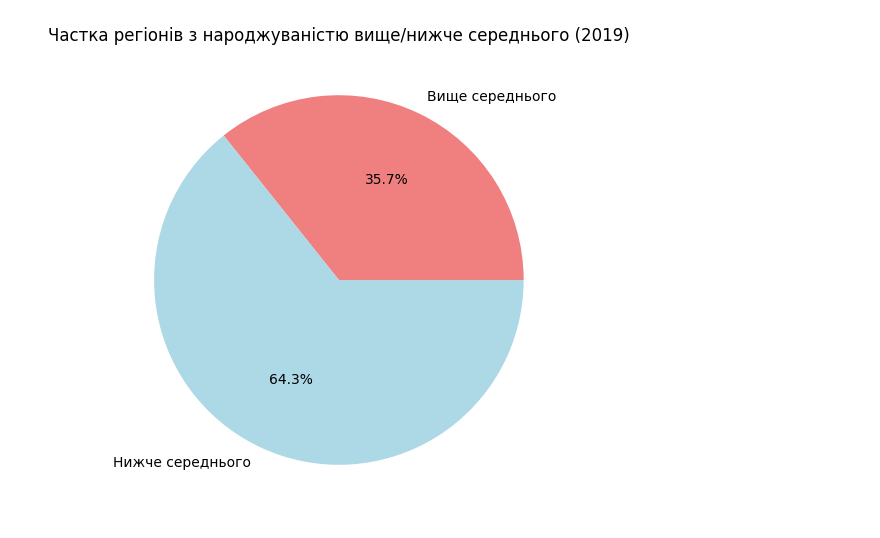
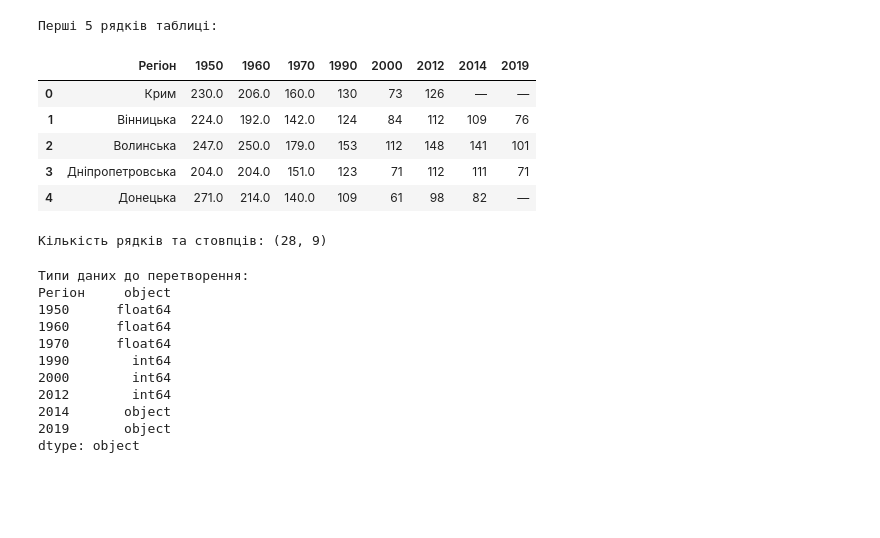
Before and after one commit to Nataliia-Kaguia/goit-ds-hw-05, a Jupyter notebook: hw_05_1.ipynb, the cells around one changed output. Drawn from its saved outputs; the diff is of its cells as text; code cells hidden in the pictures; blank space fills up the shorter version.

```diff
--- a/hw_05_1.ipynb
+++ b/hw_05_1.ipynb
@@ -1,11 +1,16 @@
 # %% [markdown]
 <a href="https://colab.research.google.com/github/Nataliia-Kaguia/goit-ds-hw-05/blob/main/hw_05_1.ipynb" target="_parent"><img src="https://colab.research.google.com/assets/colab-badge.svg" alt="Open In Colab"/></a>
 # %%
+# 0. Імпорт бібліотек
 import pandas as pd
 import numpy as np
+import urllib.parse
+import seaborn as sns
 import matplotlib.pyplot as plt
-from urllib.parse import quote
 
-# 1. Кодуємо URL
-base_url = "https://uk.wikipedia.org/wiki/Населення_України"
-encoded_url = quote(base_url, safe=':/')
+%matplotlib inline
+
+# 1. Завантаження даних з Вікіпедії
+url = "https://uk.wikipedia.org/wiki/Населення_України"
+encoded_url = urllib.parse.quote(url, safe=':/')
+df = pd.read_html(encoded_url, match="Коефіцієнт народжуваності в регіонах України")[0]
@@ -83,13 +17,36 @@ plt.show()
-# %%
-# 3. Pie chart (вище/нижче середнього)
-above_count = len(above_avg)
-below_count = len(target_df) - above_count
-plt.figure(figsize=(6, 6))
-plt.pie([above_count, below_count],
-        labels=["Вище середнього", "Нижче середнього"],
-        autopct='%1.1f%%',
-        colors=["lightcoral", "lightblue"])
-plt.title("Частка регіонів з народжуваністю вище/нижче середнього (2019)")
-plt.show()
-# %% [output]
-[figure, removed]
+# %%
+# 2. Перші рядки
+print("Перші 5 рядків таблиці:")
+display(df.head())
+# %% [output]
+Перші 5 рядків таблиці:
+|  | Регіон | 1950 | 1960 | 1970 | 1990 | 2000 | 2012 | 2014 | 2019 |
+| 0 | Крим | 230.0 | 206.0 | 160.0 | 130 | 73 | 126 | — | — |
+| 1 | Вінницька | 224.0 | 192.0 | 142.0 | 124 | 84 | 112 | 109 | 76 |
+| 2 | Волинська | 247.0 | 250.0 | 179.0 | 153 | 112 | 148 | 141 | 101 |
+| 3 | Дніпропетровська | 204.0 | 204.0 | 151.0 | 123 | 71 | 112 | 111 | 71 |
+| 4 | Донецька | 271.0 | 214.0 | 140.0 | 109 | 61 | 98 | 82 | — |
+# %%
+# 3. Розмір таблиці
+print(f"Кількість рядків та стовпців: {df.shape}")
+# %% [output]
+Кількість рядків та стовпців: (28, 9)
+# %%
+# 4. Замінити "—" на NaN
+df = df.replace("—", np.nan)
+
+# 5. Типи стовпців
+print("\nТипи даних до перетворення:")
+print(df.dtypes)
+# %% [output]
+Типи даних до перетворення:
+Регіон     object
+1950      float64
+1960      float64
+1970      float64
+1990        int64
+2000        int64
+2012        int64
+2014       object
+2019       object
+dtype: object
```
Also changed, not shown: parts of 14 cells of this notebook.
